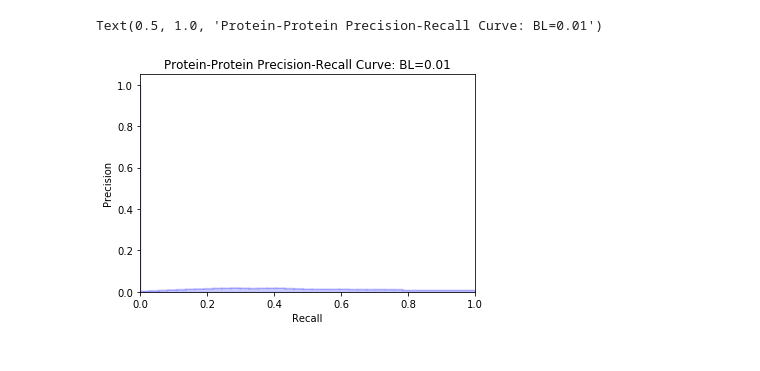
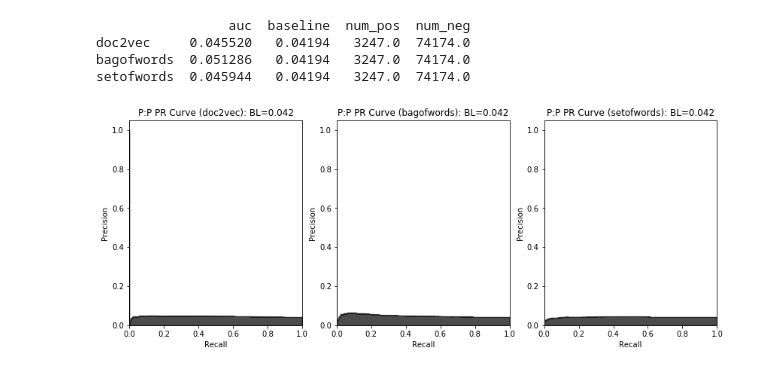
Before and after one commit to irbraun/plant-phenotypes-nlp, a Jupyter notebook: notebooks/nb1.ipynb, the cells around one changed output. Saved outputs shown, nothing was run; the diff lists cells and outputs as text; code cells hidden in the pictures.

Commit message:
updating notebook for one species graph

```diff
--- a/notebooks/nb1.ipynb
+++ b/notebooks/nb1.ipynb
@@ -136,29 +176,46 @@ def balance_classes(y_true, y_scores, ratio):
+# %%
+# Class ratio of negative over positive, set arbitrary large to effectively do no balancing.
+CLASS_RATIO = 3**10
+# %%
+# Providing summary statistics for precision recall curve using graph directly.
+y_true_dict = {name:(np.where(df["combined_score"] > 0.000, 1, 0)) for name in METHOD_NAMES}
+y_prob_dict = {name:(1 - df[name].values) for name in METHOD_NAMES}
+results = {}
+for name in METHOD_NAMES:
+    y_true, y_prob = y_true_dict[name], y_prob_dict[name]
+    y_true, y_prob = balance_classes(y_true, y_prob, CLASS_RATIO)
+    n_pos, n_neg = Counter(y_true)[1], Counter(y_true)[0]
+    precision, recall, thresholds = precision_recall_curve(y_true, y_prob)
+    baseline = Counter(y_true)[1]/len(y_true)
+    average_precision = average_precision_score(y_true, y_prob)
+    area = auc(recall, precision)
+    auc_to_baseline_auc_ratio = area/baseline
+    results[name] = {"auc":area, "baseline":baseline, "num_pos":n_pos, "num_neg":n_neg}
+
+print(pd.DataFrame(results).transpose())
+# %% [output]
+                 auc  baseline  num_pos  num_neg
+doc2vec     0.045520   0.04194   3247.0  74174.0
+bagofwords  0.051286   0.04194   3247.0  74174.0
+setofwords  0.045944   0.04194   3247.0  74174.0
 # %%
-df["new"] = 1-df["bagofwords"]
+# Visualizing the precision recall curves for each method of estimating edge weight.
+fig, axs = plt.subplots(1,len(METHOD_NAMES))
+for method,ax in zip(METHOD_NAMES,axs):
+    y_true, y_prob = y_true_dict[method], y_prob_dict[method]
+    y_true, y_prob = balance_classes(y_true, y_prob, CLASS_RATIO)
+    precision, recall, thresholds = precision_recall_curve(y_true, y_prob)
+    baseline = Counter(y_true)[1]/len(y_true)
+    step_kwargs = ({'step': 'post'} if 'step' in signature(plt.fill_between).parameters else {})
+    ax.step(recall, precision, color='black', alpha=0.2, where='post')
+    ax.fill_between(recall, precision, alpha=0.7, color='black', **step_kwargs)
+    ax.set_xlabel('Recall')
+    ax.set_ylabel('Precision')
+    ax.set_ylim([0.0, 1.05])
+    ax.set_xlim([0.0, 1.0])
+    ax.set_title("P:P PR Curve ({0}): BL={1:0.3f}".format(method, baseline))
 
-y_true = np.where(df["combined_score"] > 0.000, 1, 0)
-y_scores = df["new"].values
-
-#class_ratio = 2
-#y_true,y_scores = balance_classes(y_true,y_scores, class_ratio)
-
-
-# Generating the precision and recall values from the predicted values and classes.
-precision, recall, thresholds = precision_recall_curve(y_true, y_scores)
-baseline = Counter(y_true)[1]/len(y_true)
-average_precision = average_precision_score(y_true, y_scores)
-area = auc(recall, precision)
-auc_to_baseline_auc_ratio = area/baseline
-step_kwargs = ({'step': 'post'} if 'step' in signature(plt.fill_between).parameters else {})
-plt.step(recall, precision, color='b', alpha=0.2, where='post')
-plt.fill_between(recall, precision, alpha=0.2, color='b', **step_kwargs)
-
-# Formatting the precision and recall plot.
-plt.xlabel('Recall')
-plt.ylabel('Precision')
-plt.ylim([0.0, 1.05])
-plt.xlim([0.0, 1.0])
-plt.title('Protein-Protein Precision-Recall Curve: BL={0:0.2f}'.format(baseline))
+fig.set_size_inches(14.0, 5.0)
+fig.show()
 # %% [output]
-Text(0.5, 1.0, 'Protein-Protein Precision-Recall Curve: BL=0.01')
-[figure, old version]
+[figure, new version]
```
Also changed, not shown: parts of 17 cells of this notebook.
